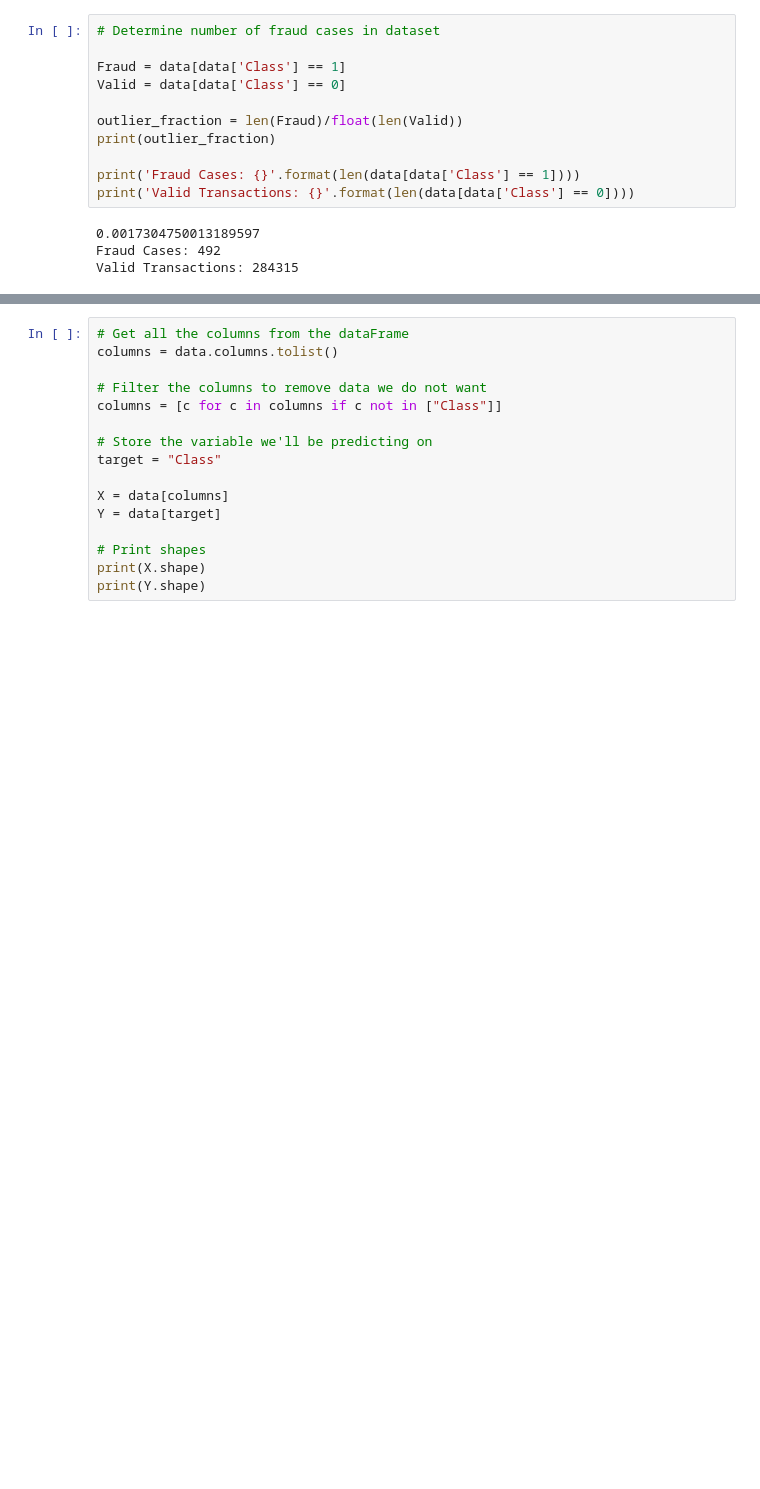
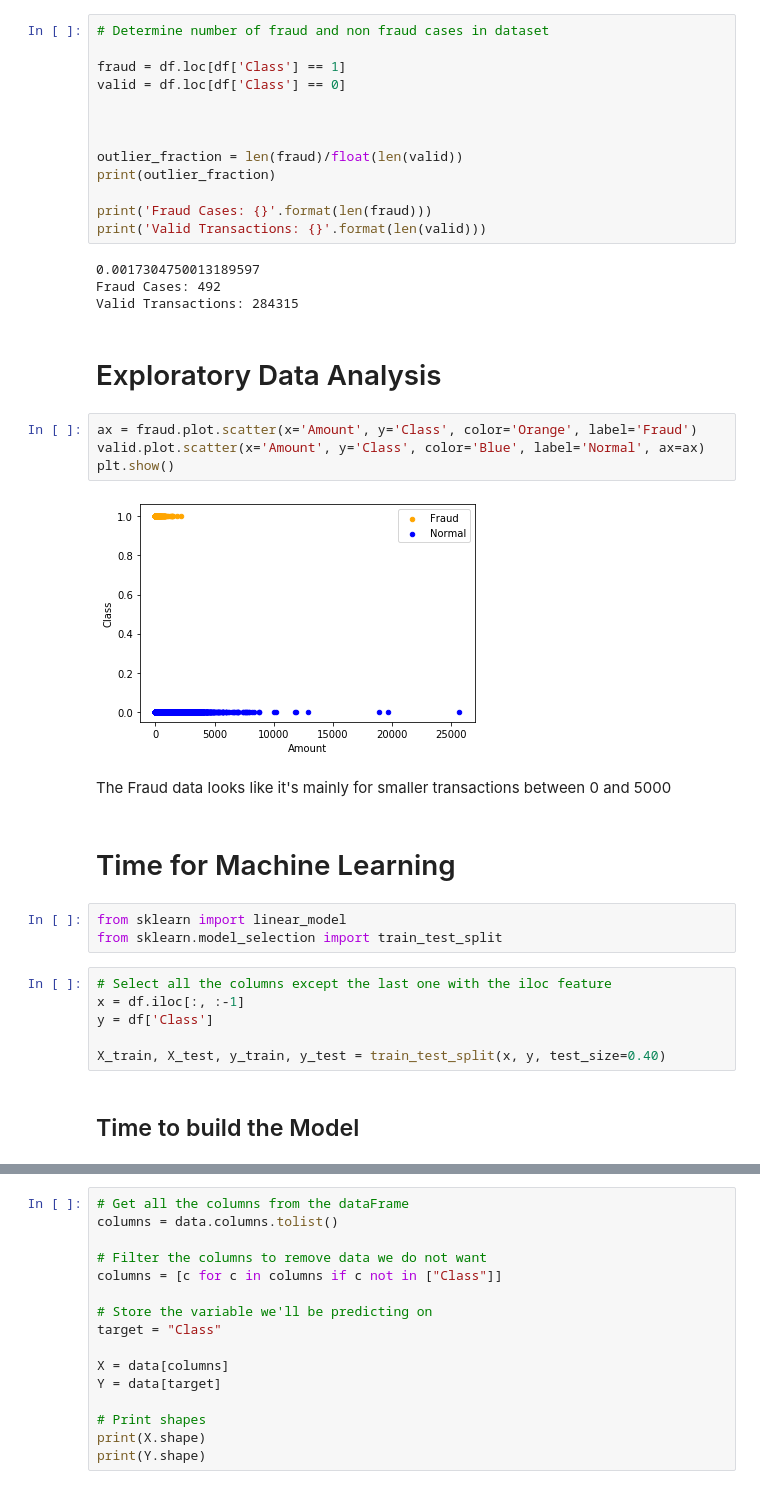
Before and after one commit to Andre-Williams22/Fraud-Detection, a Jupyter notebook: Fraud-Detection.ipynb, the cells around one changed output, grey strips where cells are left out. Drawn from its saved outputs; the diff is of its cells as text; blank space fills up the shorter version.

Commit message:
applies logistic regression model

```diff
--- a/Fraud-Detection.ipynb
+++ b/Fraud-Detection.ipynb
@@ -61,17 +45,42 @@ plt.show()
 # %% [output]
 [figure]
 # %%
-# Determine number of fraud cases in dataset
+# Determine number of fraud and non fraud cases in dataset
 
-Fraud = data[data['Class'] == 1]
-Valid = data[data['Class'] == 0]
+fraud = df.loc[df['Class'] == 1]
+valid = df.loc[df['Class'] == 0]
 
-outlier_fraction = len(Fraud)/float(len(Valid))
+
+
+outlier_fraction = len(fraud)/float(len(valid))
 print(outlier_fraction)
 
-print('Fraud Cases: {}'.format(len(data[data['Class'] == 1])))
-print('Valid Transactions: {}'.format(len(data[data['Class'] == 0])))
+print('Fraud Cases: {}'.format(len(fraud)))
+print('Valid Transactions: {}'.format(len(valid)))
 # %% [output]
 0.0017304750013189597
 Fraud Cases: 492
 Valid Transactions: 284315
+# %% [markdown]
+# Exploratory Data Analysis
+# %%
+ax = fraud.plot.scatter(x='Amount', y='Class', color='Orange', label='Fraud')
+valid.plot.scatter(x='Amount', y='Class', color='Blue', label='Normal', ax=ax)
+plt.show()
+# %% [output]
+[figure, added]
+# %% [markdown]
+The Fraud data looks like it's mainly for smaller transactions between 0 and 5000
+# %% [markdown]
+# Time for Machine Learning
+# %%
+from sklearn import linear_model
+from sklearn.model_selection import train_test_split
+# %%
+# Select all the columns except the last one with the iloc feature
+x = df.iloc[:, :-1]
+y = df['Class']
+
+X_train, X_test, y_train, y_test = train_test_split(x, y, test_size=0.40)
+# %% [markdown]
+## Time to build the Model
```
Also changed, not shown: parts of 11 cells of this notebook.
